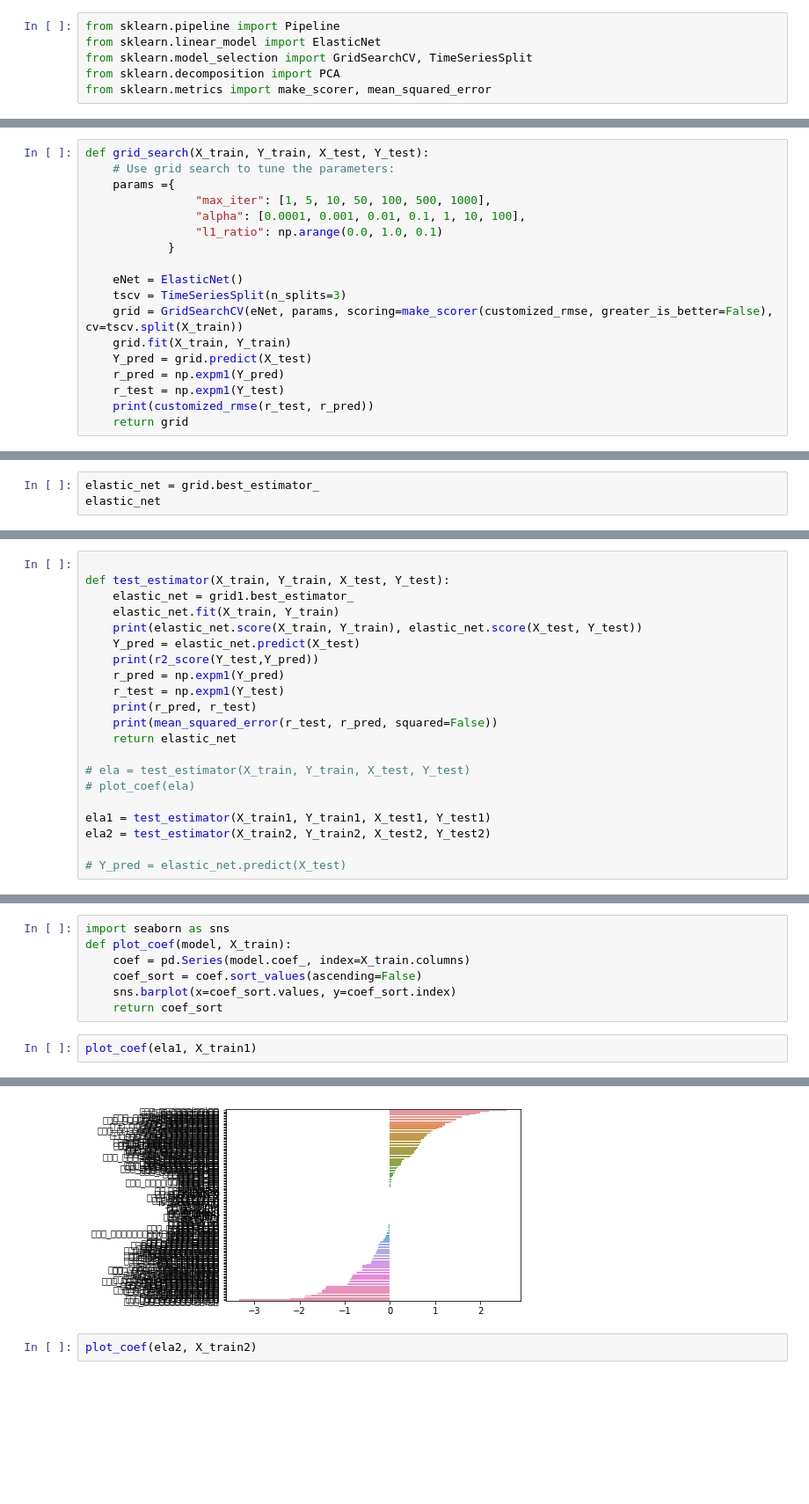
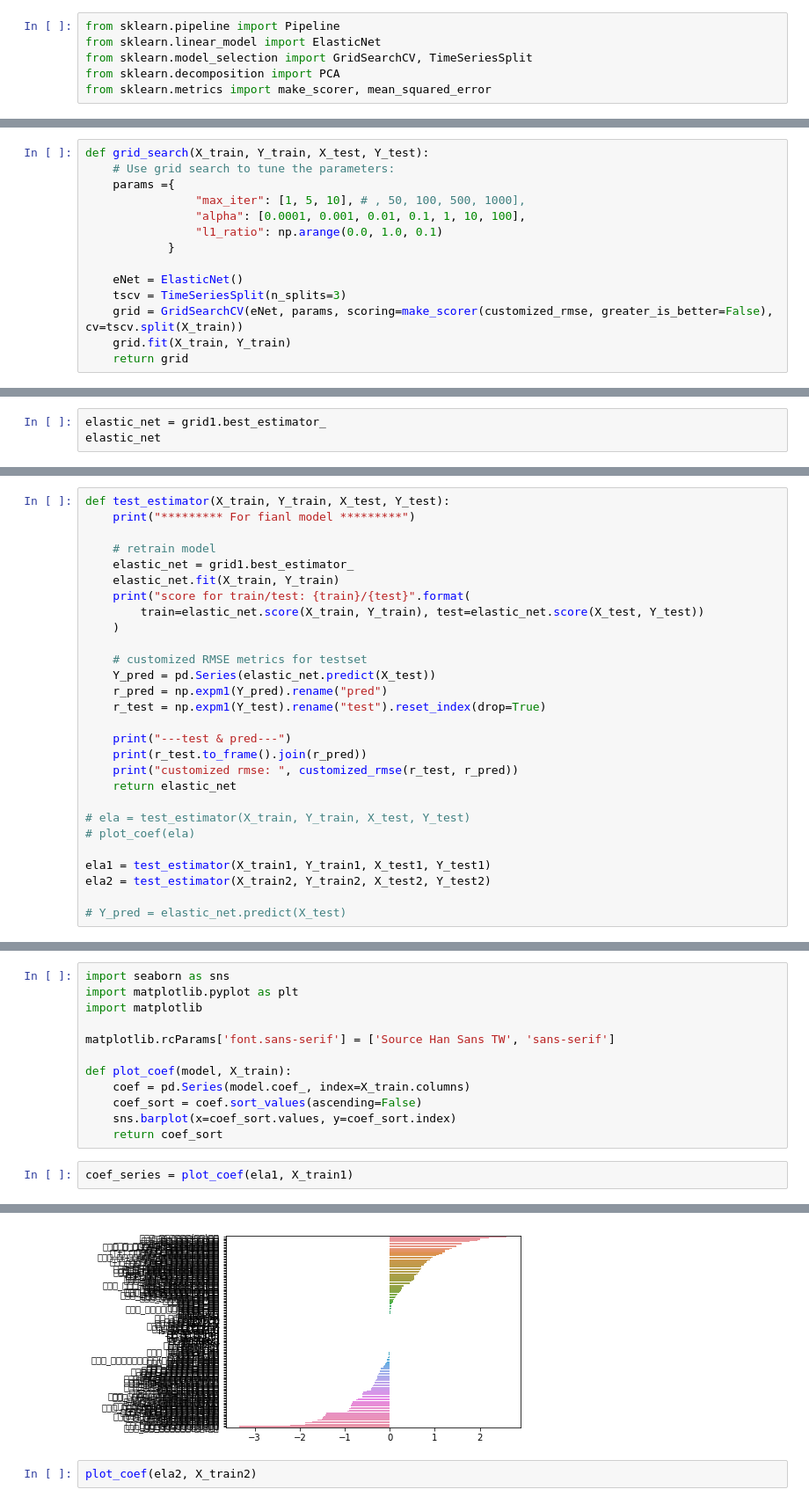
Before and after one commit to meowpunch/bobsim-research, a Jupyter notebook: src/main/python/grid_search.ipynb, the cells around one changed output, grey strips where cells are left out. Shown at 88% size. Cells and saved outputs as stored; diff of their text form; blank space fills up the shorter version.

```diff
--- a/src/main/python/grid_search.ipynb
+++ b/src/main/python/grid_search.ipynb
@@ -157,7 +137,7 @@ from sklearn.metrics import make_scorer, mean_squared_error
 def grid_search(X_train, Y_train, X_test, Y_test):
     # Use grid search to tune the parameters:
     params ={
-                "max_iter": [1, 5, 10, 50, 100, 500, 1000],
+                "max_iter": [1, 5, 10], # , 50, 100, 500, 1000],
                 "alpha": [0.0001, 0.001, 0.01, 0.1, 1, 10, 100],
                 "l1_ratio": np.arange(0.0, 1.0, 0.1)
             }
@@ -166,10 +146,6 @@ def grid_search(X_train, Y_train, X_test, Y_test):
     tscv = TimeSeriesSplit(n_splits=3)
     grid = GridSearchCV(eNet, params, scoring=make_scorer(customized_rmse, greater_is_better=False), cv=tscv.split(X_train))
     grid.fit(X_train, Y_train)
-    Y_pred = grid.predict(X_test)
-    r_pred = np.expm1(Y_pred)
-    r_test = np.expm1(Y_test)
-    print(customized_rmse(r_test, r_pred))
     return grid
 # %%
 grid1 = grid_search(X_train1, Y_train1, X_test1, Y_test1)
@@ -189,4 +160,4 @@ grid.best_params_
 # %%
-elastic_net = grid.best_estimator_
+elastic_net = grid1.best_estimator_
 elastic_net
 # %% [output]
@@ -195,16 +166,23 @@ ElasticNet(alpha=0.0001, copy_X=True, fit_intercept=True, l1_ratio=0.0,
            random_state=None, selection='cyclic', tol=0.0001, warm_start=False)
 # %%
+def test_estimator(X_train, Y_train, X_test, Y_test):
+    print("********* For fianl model *********")
 
-def test_estimator(X_train, Y_train, X_test, Y_test):
+    # retrain model
     elastic_net = grid1.best_estimator_
     elastic_net.fit(X_train, Y_train)
-    print(elastic_net.score(X_train, Y_train), elastic_net.score(X_test, Y_test))
-    Y_pred = elastic_net.predict(X_test)
-    print(r2_score(Y_test,Y_pred))
-    r_pred = np.expm1(Y_pred)
-    r_test = np.expm1(Y_test)
-    print(r_pred, r_test)
-    print(mean_squared_error(r_test, r_pred, squared=False))
+    print("score for train/test: {train}/{test}".format(
+        train=elastic_net.score(X_train, Y_train), test=elastic_net.score(X_test, Y_test))
+    )
+
+    # customized RMSE metrics for testset
+    Y_pred = pd.Series(elastic_net.predict(X_test))
+    r_pred = np.expm1(Y_pred).rename("pred")
+    r_test = np.expm1(Y_test).rename("test").reset_index(drop=True)
+
+    print("---test & pred---")
+    print(r_test.to_frame().join(r_pred))
+    print("customized rmse: ", customized_rmse(r_test, r_pred))
     return elastic_net
 
 # ela = test_estimator(X_train, Y_train, X_test, Y_test)
@@ -235,10 +234,15 @@ Name: 당일조사가격, Length: 15456, dtype: float64
 # %%
 import seaborn as sns
+import matplotlib.pyplot as plt
+import matplotlib
+
+matplotlib.rcParams['font.sans-serif'] = ['Source Han Sans TW', 'sans-serif']
+
 def plot_coef(model, X_train):
     coef = pd.Series(model.coef_, index=X_train.columns)
     coef_sort = coef.sort_values(ascending=False)
     sns.barplot(x=coef_sort.values, y=coef_sort.index)
     return coef_sort
 # %%
-plot_coef(ela1, X_train1)
+coef_series = plot_coef(ela1, X_train1)
 # %% [output]
@@ -257,4 +249,4 @@ Length: 150, dtype: float64
-[figure, old version]
+[figure, new version]
 # %%
 plot_coef(ela2, X_train2)
 # %% [output]
```
Also changed, not shown: parts of 24 cells of this notebook, 3 other files.
